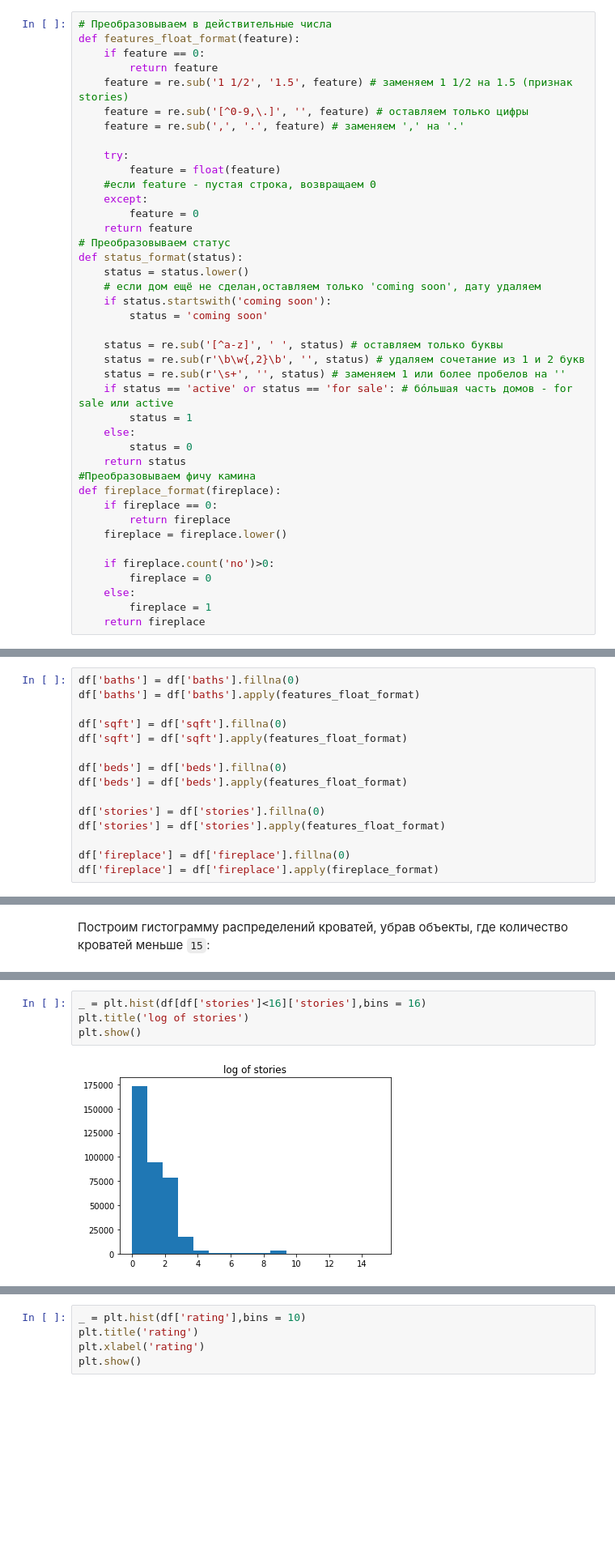
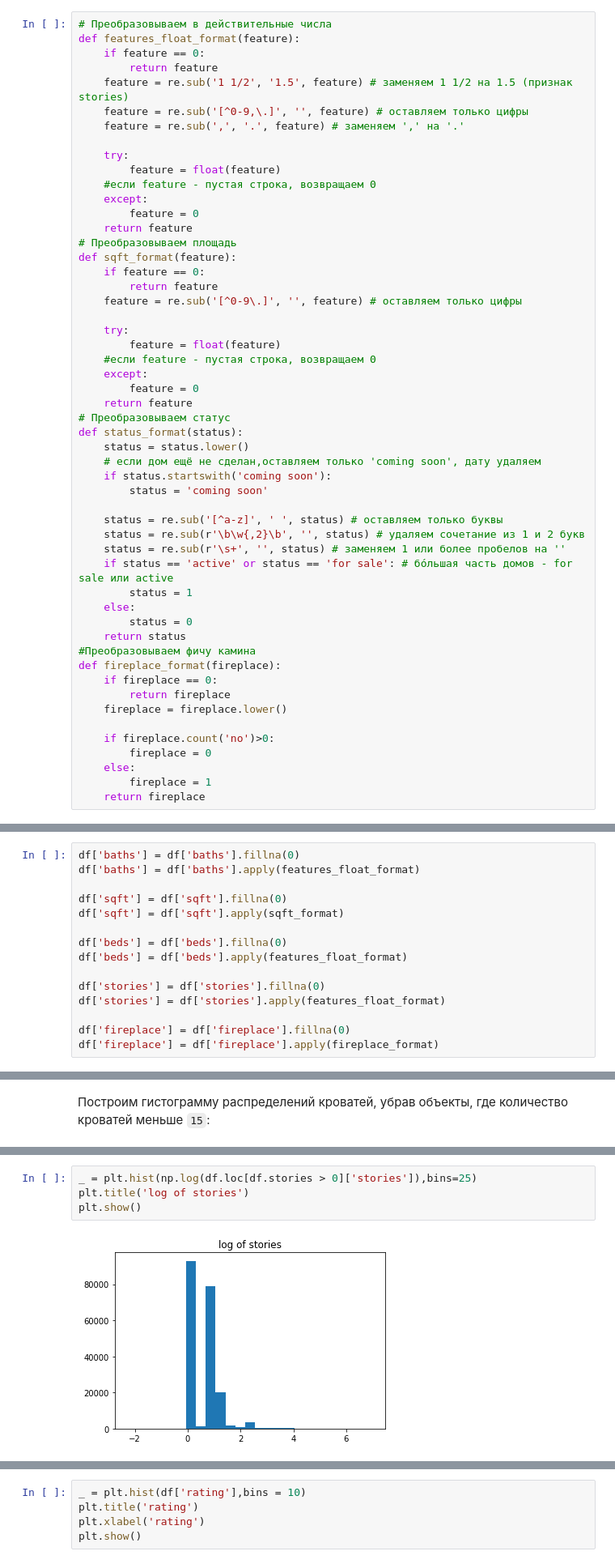
Before and after one commit to AndruKP/house-prices-prediction, a Jupyter notebook: house_prices_prediction.ipynb, the cells around one changed output, grey strips where cells are left out. Shown at 81% size. Cells and saved outputs as stored; diff of their text form; blank space fills up the shorter version.

```diff
--- a/house_prices_prediction.ipynb
+++ b/house_prices_prediction.ipynb
@@ -109,6 +111,18 @@ def features_float_format(feature):
     feature = re.sub('1 1/2', '1.5', feature) # заменяем 1 1/2 на 1.5 (признак stories)
     feature = re.sub('[^0-9,\.]', '', feature) # оставляем только цифры
     feature = re.sub(',', '.', feature) # заменяем ',' на '.'
+
+    try:
+        feature = float(feature)
+    #если feature - пустая строка, возвращаем 0
+    except:
+        feature = 0
+    return feature
+# Преобразовываем площадь
+def sqft_format(feature):
+    if feature == 0:
+        return feature
+    feature = re.sub('[^0-9\.]', '', feature) # оставляем только цифры
 
     try:
         feature = float(feature)
@@ -222,7 +236,7 @@ df['baths'] = df['baths'].fillna(0)
 df['baths'] = df['baths'].apply(features_float_format)
 
 df['sqft'] = df['sqft'].fillna(0)
-df['sqft'] = df['sqft'].apply(features_float_format)
+df['sqft'] = df['sqft'].apply(sqft_format)
 
 df['beds'] = df['beds'].fillna(0)
 df['beds'] = df['beds'].apply(features_float_format)
@@ -443,6 +452,6 @@ plt.show()
 # %%
-_ = plt.hist(df[df['stories']<16]['stories'],bins = 16)
+_ = plt.hist(np.log(df.loc[df.stories > 0]['stories']),bins=25)
 plt.title('log of stories')
 plt.show()
 # %% [output]
-[figure, old version]
+[figure, new version]
```
Also changed, not shown: parts of 53 cells of this notebook.
